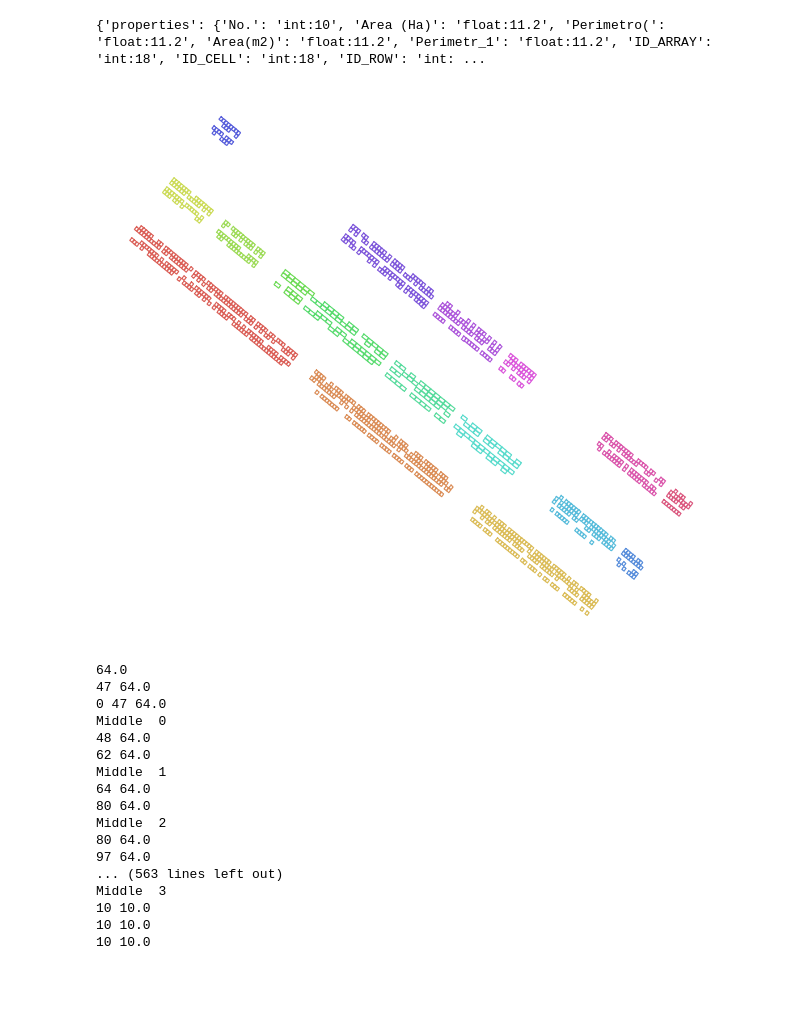
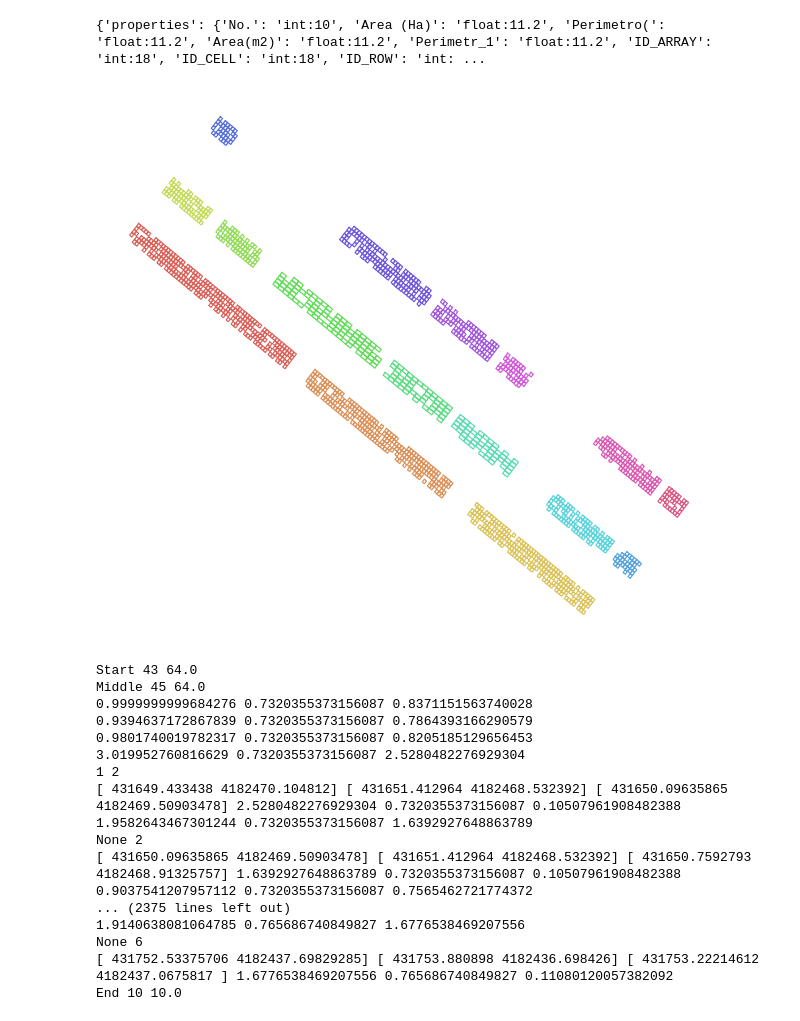
Before and after one commit to AlfonsoLRz/SolarPanelNaming, a Jupyter notebook: identify_missing_panels.ipynb, the cells around one changed output. Drawn from its saved outputs; the diff is of its cells as text; code cells hidden in the pictures; blank space fills up the shorter version.

```diff
--- a/identify_missing_panels.ipynb
+++ b/identify_missing_panels.ipynb
@@ -13,7 +13,7 @@ set_up()
 The autoreload extension is already loaded. To reload it, use:
   %reload_ext autoreload
 # %%
-filename = 'qgis_assets/modulos_automatico_final_new_foo_new.shp'
+filename = 'qgis_assets/modulos_automatico_final_new_fixed_geometry_foo_new.shp'
 shp = fiona.open(filename)
 print(shp.schema)
 # %% [output]
@@ -298,27 +293,27 @@ def fill_panels(panels, cluster, threshold_distance=1.25):
 # %%
 panels, cluster = load_panels(shp)
 fill_panels(panels, cluster)
 
-plot_panels(panels, color_code=[panel.id_array for panel in panels], draw_text=False, text=[str(panel.id_array) for panel in panels], draw_legend=False, savefig='results/identified_panels.png', remove_axis=True)
+plot_panels([panel for panel in panels], color_code=[panel.id_array for panel in panels], draw_text=False, text=[str(panel.id_array) for panel in panels], draw_legend=False, savefig='results/identified_panels.png', remove_axis=True)
 # %% [output]
-[figure, old version]
+[figure, new version]
-64.0
-47 64.0
-0 47 64.0
-Middle  0
-48 64.0
-62 64.0
-Middle  1
-64 64.0
-80 64.0
-Middle  2
-80 64.0
-97 64.0
-... (563 lines left out)
-Middle  3
-10 10.0
-10 10.0
-10 10.0
+Start 43 64.0
+Middle 45 64.0
+0.9999999999684276 0.7320355373156087 0.8371151563740028
+0.9394637172867839 0.7320355373156087 0.7864393166290579
+0.9801740019782317 0.7320355373156087 0.8205185129656453
+3.019952760816629 0.7320355373156087 2.5280482276929304
+1 2
+[ 431649.433438 4182470.104812] [ 431651.412964 4182468.532392] [ 431650.09635865 4182469.50903478] 2.5280482276929304 0.7320355373156087 0.10507961908482388
+1.9582643467301244 0.7320355373156087 1.6392927648863789
+None 2
+[ 431650.09635865 4182469.50903478] [ 431651.412964 4182468.532392] [ 431650.7592793  4182468.91325757] 1.6392927648863789 0.7320355373156087 0.10507961908482388
+0.9037541207957112 0.7320355373156087 0.7565462721774372
+... (2375 lines left out)
+1.9140638081064785 0.765686740849827 1.6776538469207556
+None 6
+[ 431752.53375706 4182437.69829285] [ 431753.880898 4182436.698426] [ 431753.22214612 4182437.0675817 ] 1.6776538469207556 0.765686740849827 0.11080120057382092
+End 10 10.0
 [figure]
 # %%
 # Write back
```
Also changed, not shown: parts of 1 cell of this notebook, 8 other files.
